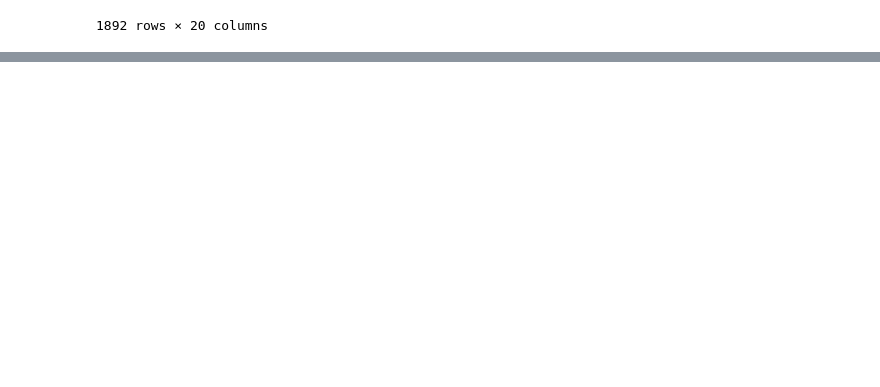
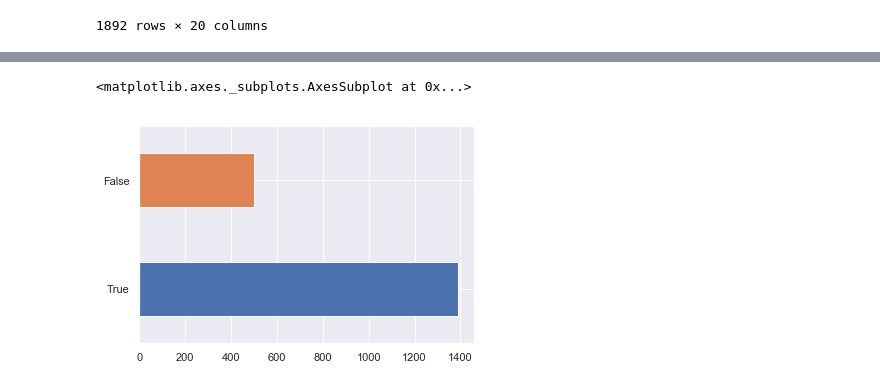
Before and after one commit to MJOAN/Udacity-DA-P4, a Jupyter notebook: Wrangling Data Project.ipynb, the cells around one changed output, grey strips where cells are left out. Cells and saved outputs as stored; diff of their text form; code cells hidden in the pictures; blank space fills up the shorter version.

```diff
--- a/Wrangling Data Project.ipynb
+++ b/Wrangling Data Project.ipynb
@@ -411,0 +454,5 @@ tweets.head(3)
+# %%
+master['first_prediction_outcome'].value_counts().plot(kind='barh')
+# %% [output]
+<matplotlib.axes._subplots.AxesSubplot at 0x...>
+[figure, added]
```
Also changed, not shown: parts of 37 cells of this notebook, 3 other files.
